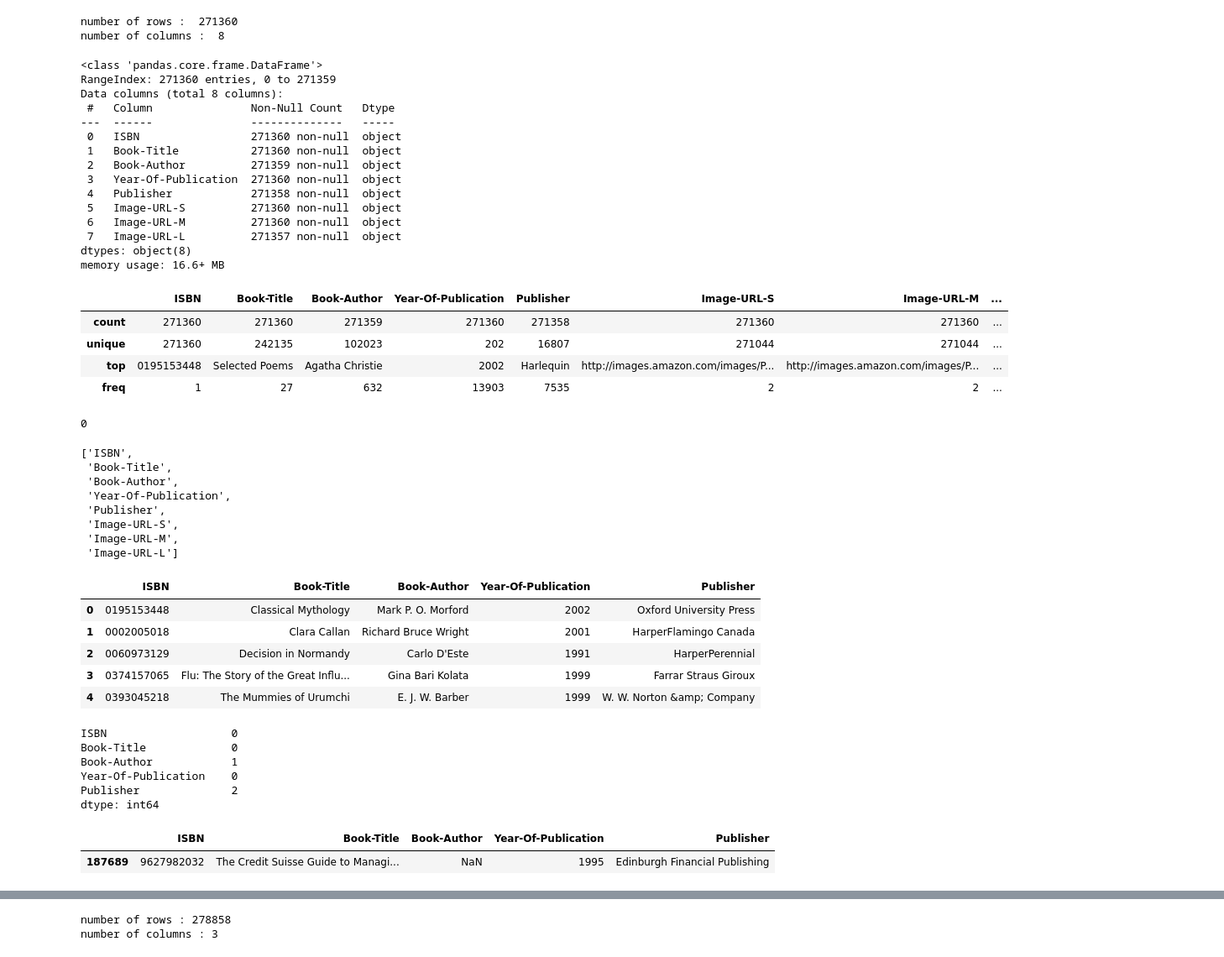
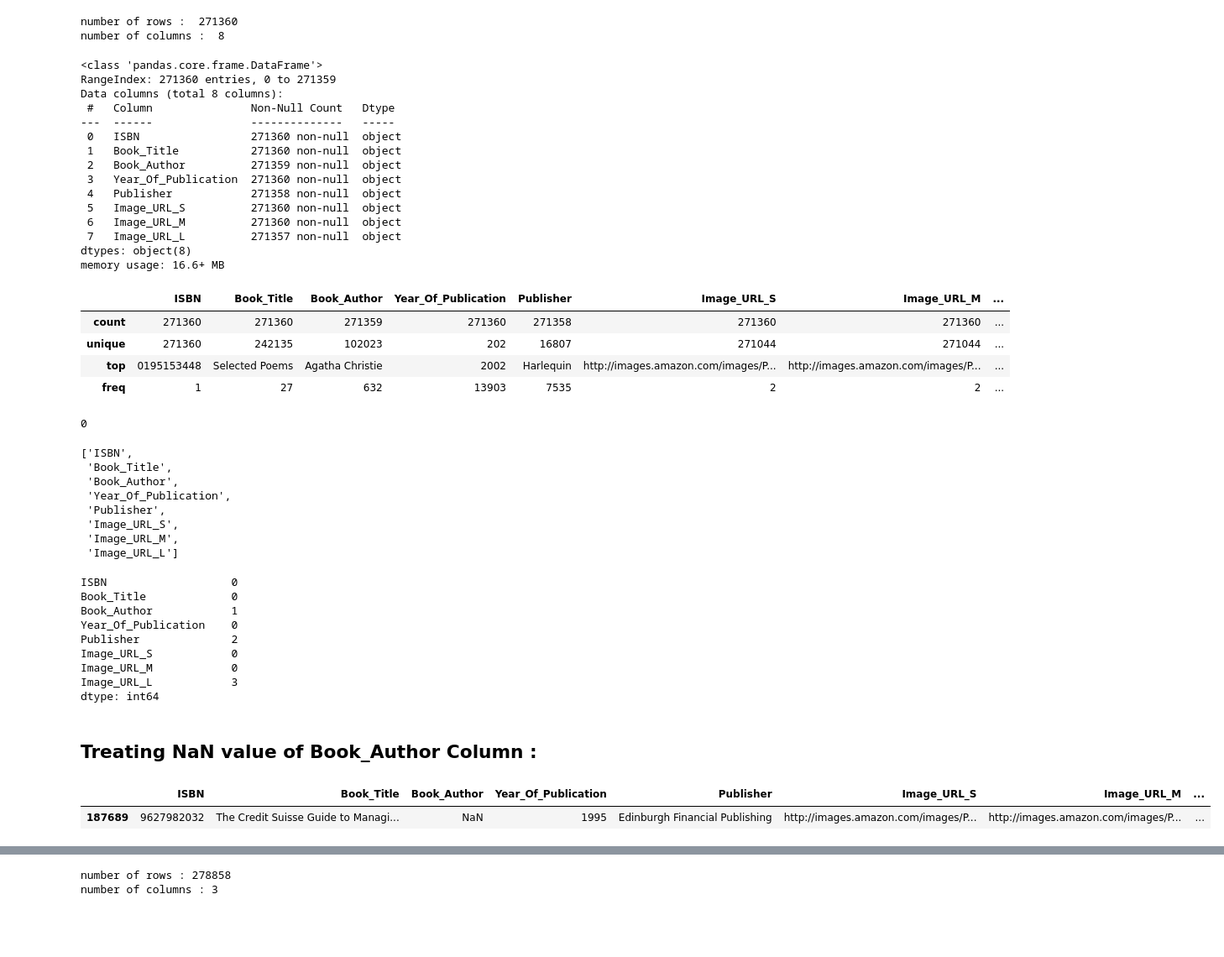
Before and after one commit to RPSahoo219/Book_Recommendation_system, a Jupyter notebook: Book_Recommendation_System.ipynb, the cells around one changed output, grey strips where cells are left out. Shown: that part at 84% size. Drawn from its saved outputs; the diff is of its cells as text; code cells hidden in the pictures; blank space fills up the shorter version.

```diff
--- a/Book_Recommendation_System.ipynb
+++ b/Book_Recommendation_System.ipynb
@@ -60,7 +56,7 @@ drive.mount('/content/drive')
 Drive already mounted at /content/drive; to attempt to forcibly remount, call drive.mount("/content/drive", force_remount=True).
 # %%
 # reading the books dataset
-
-books_df =  pd.read_csv('/content/drive/MyDrive/Colab Notebooks/PROJECT/Project-4 (Unsupervised ML)/Books.csv')
+books_df =  pd.read_csv('/content/drive/MyDrive/Colab Notebooks/PROJECT/Project-4 (Unsupervised ML)/Books.csv',
+            names=['ISBN', 'Book_Title', 'Book_Author', 'Year_Of_Publication', 'Publisher', 'Image_URL_S', 'Image_URL_M', 'Image_URL_L'], header=0)
 # %%
 # reading the users dataset
@@ -97,20 +106,20 @@ Data columns (total 8 columns):
  #   Column               Non-Null Count   Dtype
 ---  ------               --------------   -----
  0   ISBN                 271360 non-null  object
- 1   Book-Title           271360 non-null  object
- 2   Book-Author          271359 non-null  object
- 3   Year-Of-Publication  271360 non-null  object
+ 1   Book_Title           271360 non-null  object
+ 2   Book_Author          271359 non-null  object
+ 3   Year_Of_Publication  271360 non-null  object
  4   Publisher            271358 non-null  object
- 5   Image-URL-S          271360 non-null  object
- 6   Image-URL-M          271360 non-null  object
- 7   Image-URL-L          271357 non-null  object
+ 5   Image_URL_S          271360 non-null  object
+ 6   Image_URL_M          271360 non-null  object
+ 7   Image_URL_L          271357 non-null  object
 dtypes: object(8)
 memory usage: 16.6+ MB
 # %%
 # Description of the dataset
 books_df.describe(include='all')
 # %% [output]
-|  | ISBN | Book-Title | Book-Author | Year-Of-Publication | Publisher | Image-URL-S | Image-URL-M | ... |
+|  | ISBN | Book_Title | Book_Author | Year_Of_Publication | Publisher | Image_URL_S | Image_URL_M | ... |
 | count | 271360 | 271360 | 271359 | 271360 | 271358 | 271360 | 271360 | ... |
 | unique | 271360 | 242135 | 102023 | 202 | 16807 | 271044 | 271044 | ... |
 | top | 0195153448 | Selected Poems | Agatha Christie | 2002 | Harlequin | http://images.amazon.com/images/P... | http://images.amazon.com/images/P... | ... |
@@ -125,39 +134,31 @@ books_df.duplicated().sum()
 books_df.columns.to_list()
 # %% [output]
 ['ISBN',
- 'Book-Title',
- 'Book-Author',
- 'Year-Of-Publication',
+ 'Book_Title',
+ 'Book_Author',
+ 'Year_Of_Publication',
  'Publisher',
- 'Image-URL-S',
- 'Image-URL-M',
- 'Image-URL-L']
+ 'Image_URL_S',
+ 'Image_URL_M',
+ 'Image_URL_L']
-# %%
-# Dropping unnecessary columns
-books_df.drop(columns = ['Image-URL-S','Image-URL-M','Image-URL-L'] , axis = 1,inplace = True)
-# %%
-# dataset after dropping the columns
-books_df.head()
-# %% [output]
-|  | ISBN | Book-Title | Book-Author | Year-Of-Publication | Publisher |
-| 0 | 0195153448 | Classical Mythology | Mark P. O. Morford | 2002 | Oxford University Press |
-| 1 | 0002005018 | Clara Callan | Richard Bruce Wright | 2001 | HarperFlamingo Canada |
-| 2 | 0060973129 | Decision in Normandy | Carlo D'Este | 1991 | HarperPerennial |
-| 3 | 0374157065 | Flu: The Story of the Great Influ... | Gina Bari Kolata | 1999 | Farrar Straus Giroux |
-| 4 | 0393045218 | The Mummies of Urumchi | E. J. W. Barber | 1999 | W. W. Norton &amp; Company |
 # %%
 # checking the null values in our dataset
 books_df.isna().sum()
 # %% [output]
 ISBN                   0
-Book-Title             0
-Book-Author            1
-Year-Of-Publication    0
+Book_Title             0
+Book_Author            1
+Year_Of_Publication    0
 Publisher              2
+Image_URL_S            0
+Image_URL_M            0
+Image_URL_L            3
 dtype: int64
+# %% [markdown]
+## Treating NaN value of Book_Author Column :
 # %%
-# finding the row with null value in 'Book-Author' column
-books_df[books_df['Book-Author'].isna()]
+# finding the row with null value in 'Book_Author' column
+books_df[books_df['Book_Author'].isna()]
 # %% [output]
-|  | ISBN | Book-Title | Book-Author | Year-Of-Publication | Publisher |
-| 187689 | 9627982032 | The Credit Suisse Guide to Managi... | NaN | 1995 | Edinburgh Financial Publishing |
+|  | ISBN | Book_Title | Book_Author | Year_Of_Publication | Publisher | Image_URL_S | Image_URL_M | ... |
+| 187689 | 9627982032 | The Credit Suisse Guide to Managi... | NaN | 1995 | Edinburgh Financial Publishing | http://images.amazon.com/images/P... | http://images.amazon.com/images/P... | ... |
```
Also changed, not shown: parts of 90 cells of this notebook.
